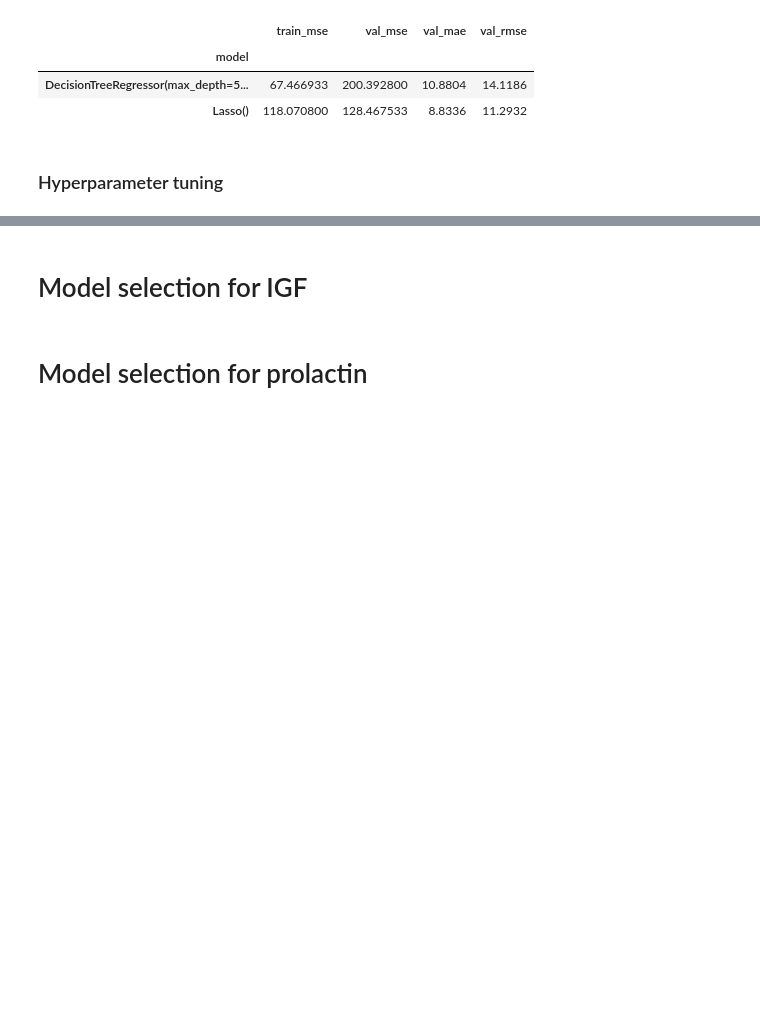
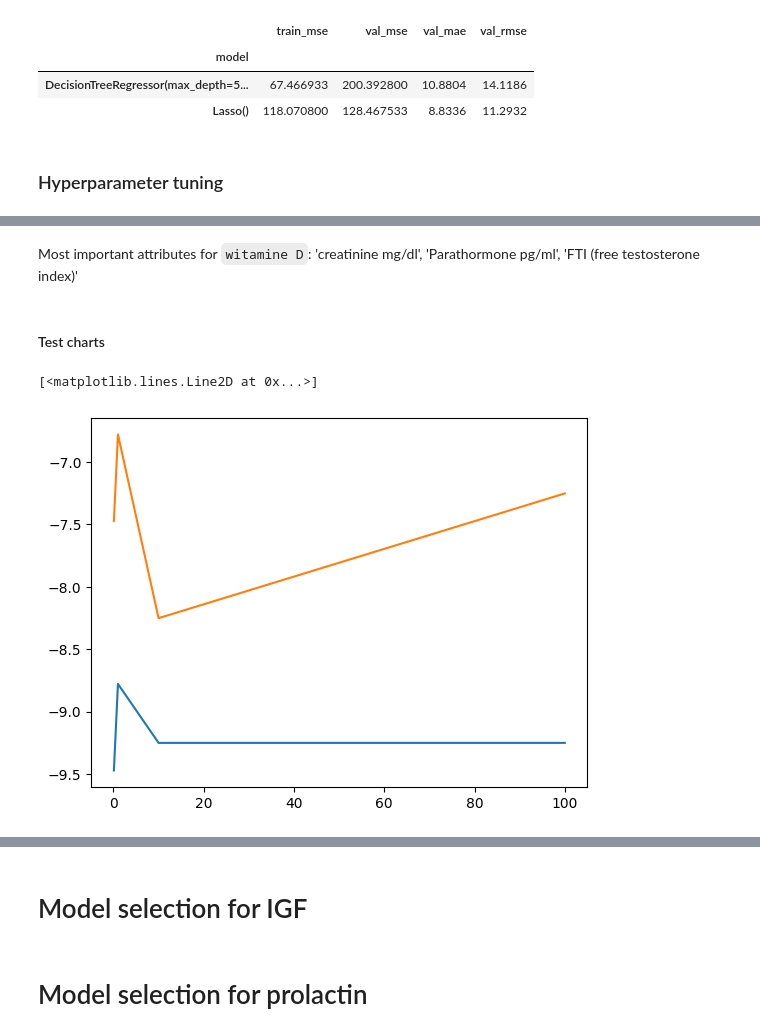
Before and after one commit to Karina-00/Master_project, a Jupyter notebook: training_models.ipynb, the cells around one changed output, grey strips where cells are left out. Saved outputs shown, nothing was run; the diff lists cells and outputs as text; code cells hidden in the pictures; blank space fills up the shorter version.

```diff
--- a/training_models.ipynb
+++ b/training_models.ipynb
@@ -1072,0 +1160,23 @@ ValueError: Integers to negative integer powers are not allowed.
+# %% [markdown]
+Most important attributes for `witamine D`: 'creatinine mg/dl', 'Parathormone pg/ml', 'FTI (free testosterone index)'
+# %% [markdown]
+#### Test charts
+# %%
+# alphas = grid_search['param_model__alpha']
+
+# mean_test_score = grid_search['mean_test_score']
+# mean_train_score = grid_search['mean_train_score']
+
+
+alphas = [0.1, 1, 10, 100]
+mean_test_score = [-9.47238468, -8.77841918, -9.25114413, -9.25114413]
+mean_train_score = [-7.47238468, -6.77841918, -8.25114413, -7.25114413]
+
+results_df = pd.DataFrame({'alpha': alphas, 'mean_test_score': mean_test_score, 'mean_train_score': mean_train_score})
+
+
+plt.plot(alphas, mean_test_score)
+plt.plot(alphas, mean_train_score)
+# %% [output]
+[<matplotlib.lines.Line2D at 0x...>]
+[figure, added]
```
Also changed, not shown: parts of 28 cells of this notebook, 4 other files.
